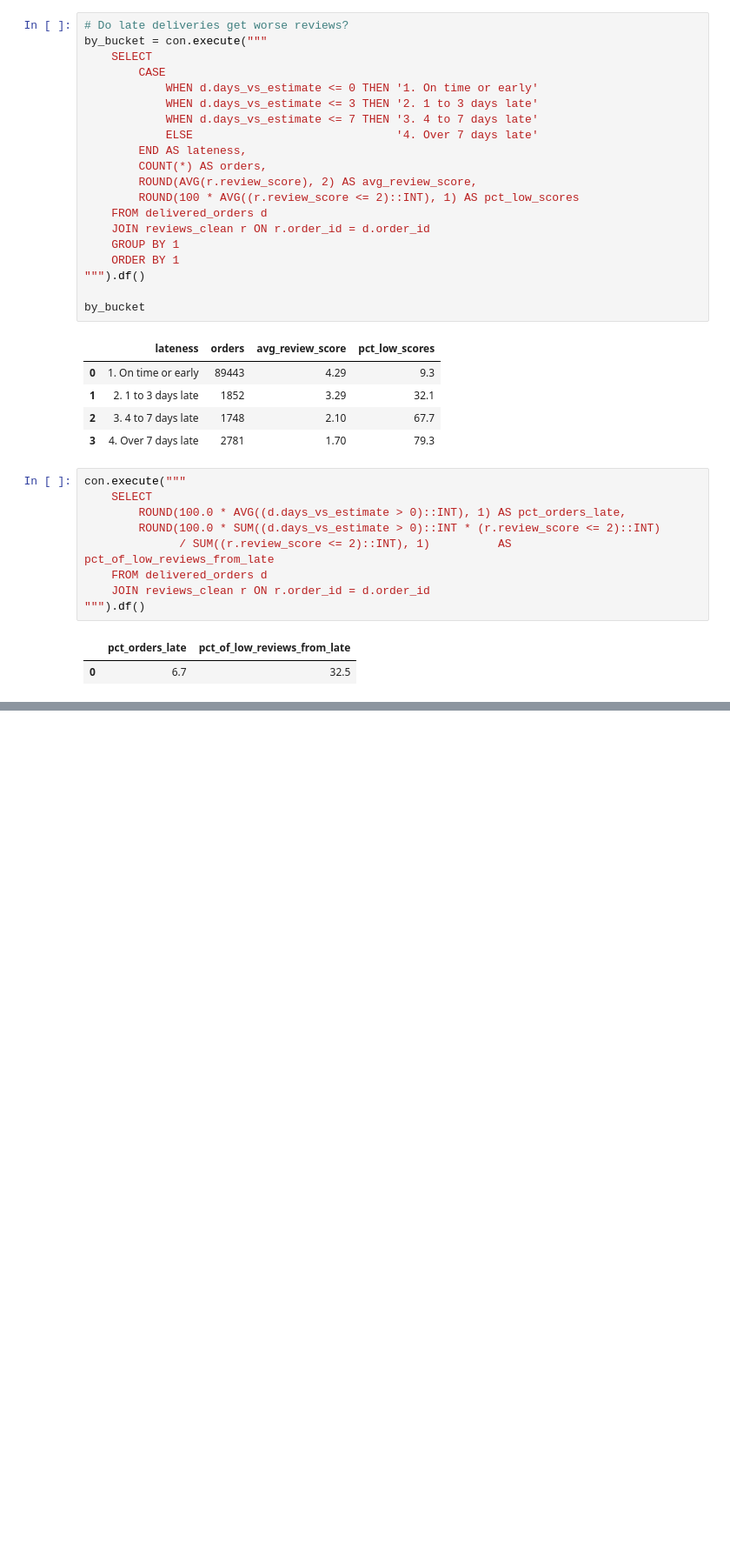
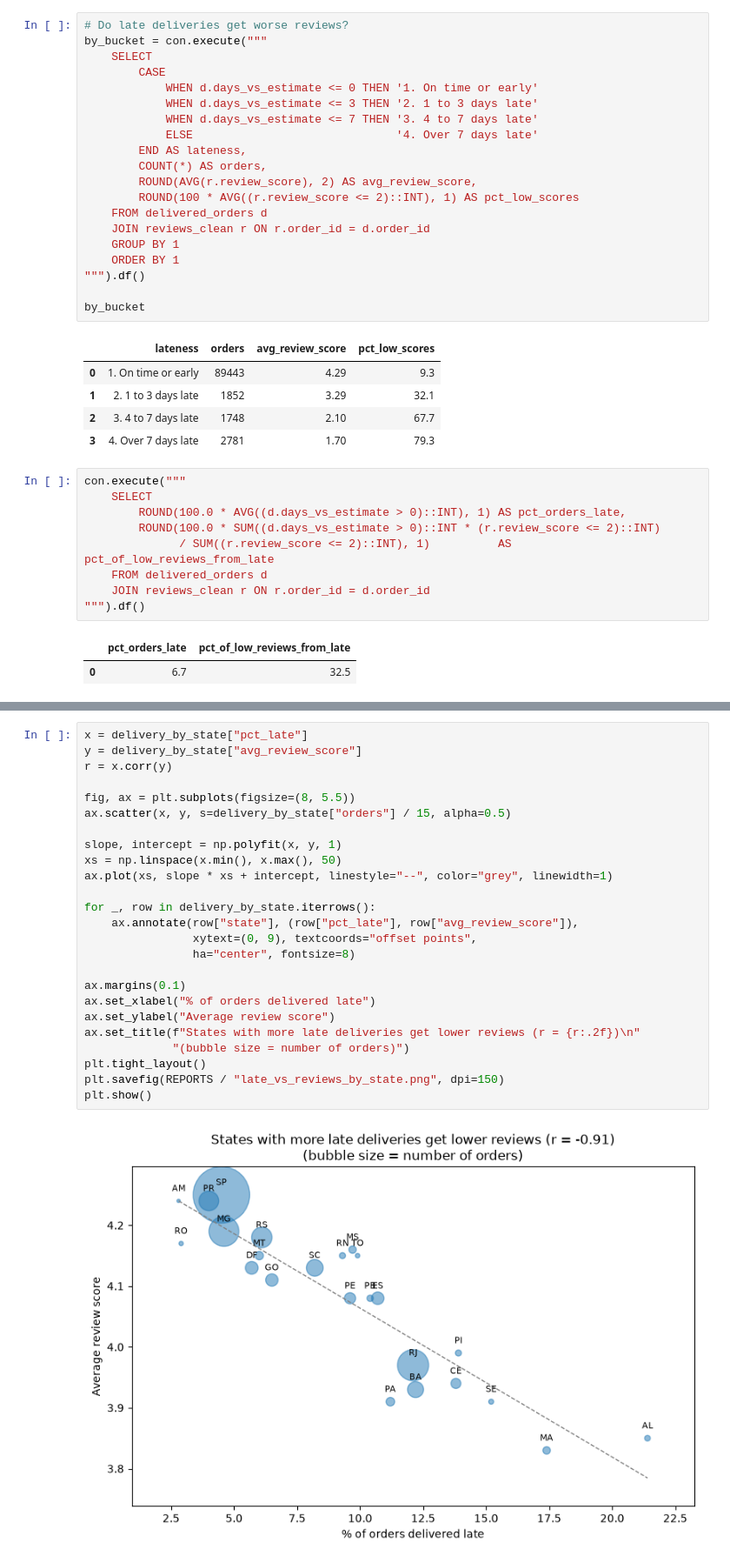
Before and after one commit to eQuaEnoo/olist-ecommerce-analysis, a Jupyter notebook: notebooks/01-explore.ipynb, the cells around one changed output, grey strips where cells are left out. Shown at 87% size. Drawn from its saved outputs; the diff is of its cells as text; blank space fills up the shorter version.

```diff
--- a/notebooks/01-explore.ipynb
+++ b/notebooks/01-explore.ipynb
@@ -364,0 +467,27 @@ plt.show()
+# %%
+x = delivery_by_state["pct_late"]
+y = delivery_by_state["avg_review_score"]
+r = x.corr(y)
+
+fig, ax = plt.subplots(figsize=(8, 5.5))
+ax.scatter(x, y, s=delivery_by_state["orders"] / 15, alpha=0.5)
+
+slope, intercept = np.polyfit(x, y, 1)
+xs = np.linspace(x.min(), x.max(), 50)
+ax.plot(xs, slope * xs + intercept, linestyle="--", color="grey", linewidth=1)
+
+for _, row in delivery_by_state.iterrows():
+    ax.annotate(row["state"], (row["pct_late"], row["avg_review_score"]),
+                xytext=(0, 9), textcoords="offset points",
+                ha="center", fontsize=8)
+
+ax.margins(0.1)
+ax.set_xlabel("% of orders delivered late")
+ax.set_ylabel("Average review score")
+ax.set_title(f"States with more late deliveries get lower reviews (r = {r:.2f})\n"
+             "(bubble size = number of orders)")
+plt.tight_layout()
+plt.savefig(REPORTS / "late_vs_reviews_by_state.png", dpi=150)
+plt.show()
+# %% [output]
+[figure, added]
```
Also changed, not shown: parts of 11 cells of this notebook, 3 other files.
